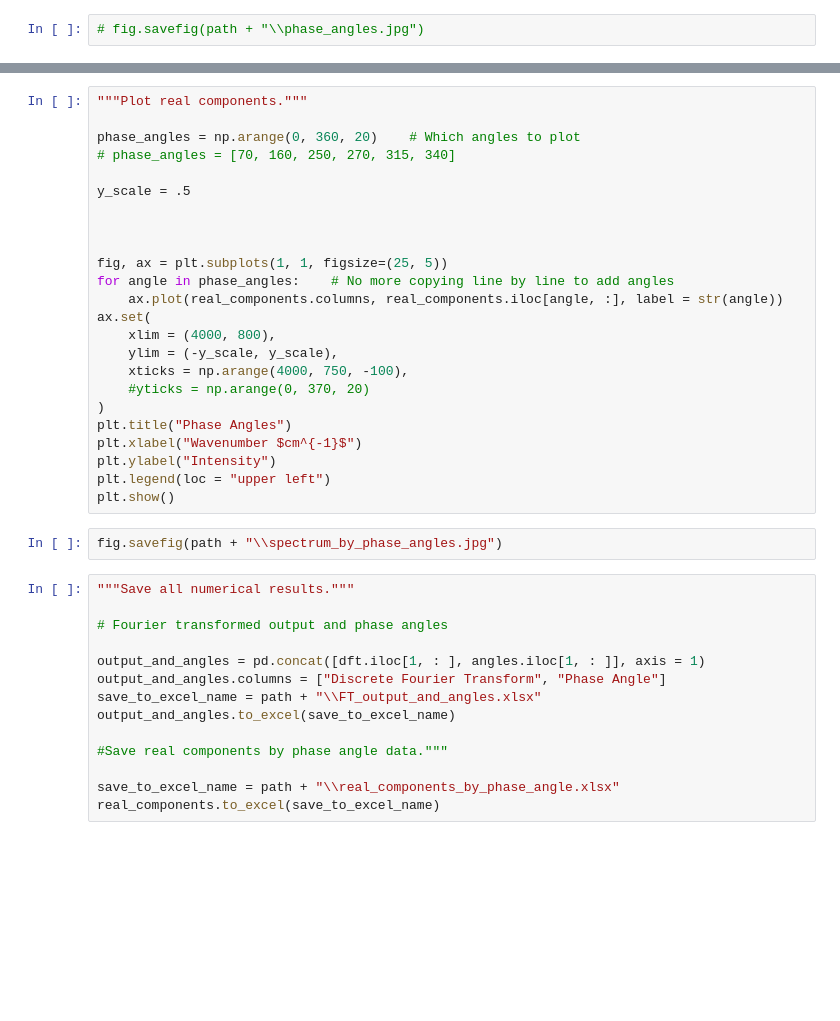
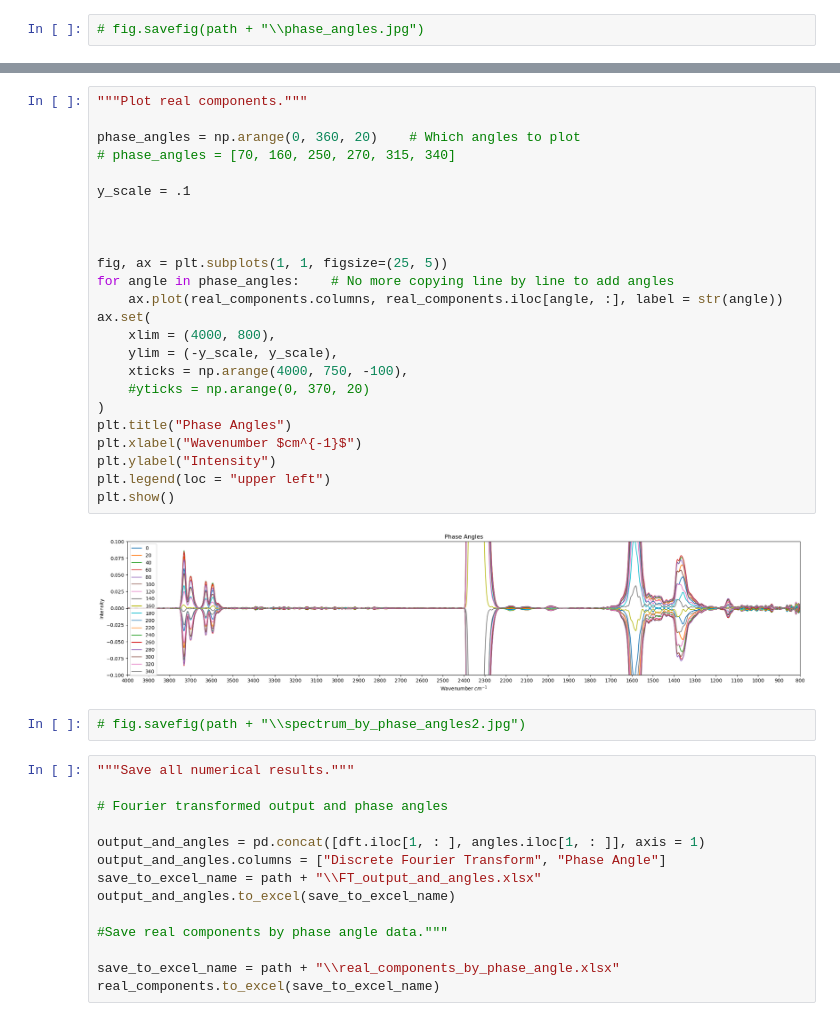
Before and after one commit to ryanhagmann/MES_Hagmann, a Jupyter notebook: OPUS_rapid_scan_dpt.ipynb, the cells around one changed output, grey strips where cells are left out. Drawn from its saved outputs; the diff is of its cells as text; blank space fills up the shorter version.

```diff
--- a/OPUS_rapid_scan_dpt.ipynb
+++ b/OPUS_rapid_scan_dpt.ipynb
@@ -259,29 +387,31 @@ real_components
 # %%
 """Plot real components."""
 
 phase_angles = np.arange(0, 360, 20)    # Which angles to plot
 # phase_angles = [70, 160, 250, 270, 315, 340]
 
-y_scale = .5
+y_scale = .1
 
 
 
 fig, ax = plt.subplots(1, 1, figsize=(25, 5))
 for angle in phase_angles:    # No more copying line by line to add angles
     ax.plot(real_components.columns, real_components.iloc[angle, :], label = str(angle))
 ax.set(
     xlim = (4000, 800),
     ylim = (-y_scale, y_scale),
     xticks = np.arange(4000, 750, -100),
     #yticks = np.arange(0, 370, 20)
 )
 plt.title("Phase Angles")
 plt.xlabel("Wavenumber $cm^{-1}$")
 plt.ylabel("Intensity")
 plt.legend(loc = "upper left")
 plt.show()
+# %% [output]
+[figure, added]
 # %%
-fig.savefig(path + "\\spectrum_by_phase_angles.jpg")
+# fig.savefig(path + "\\spectrum_by_phase_angles2.jpg")
 # %%
 """Save all numerical results."""
 
```
Also changed, not shown: parts of 21 cells of this notebook.
